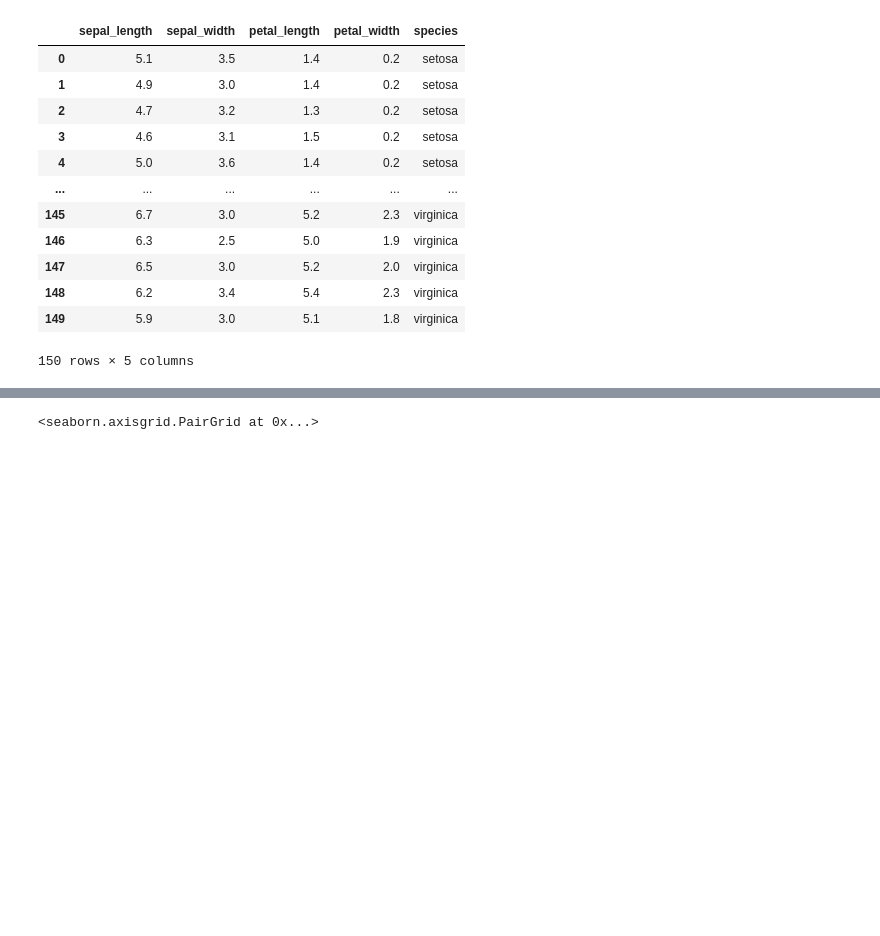
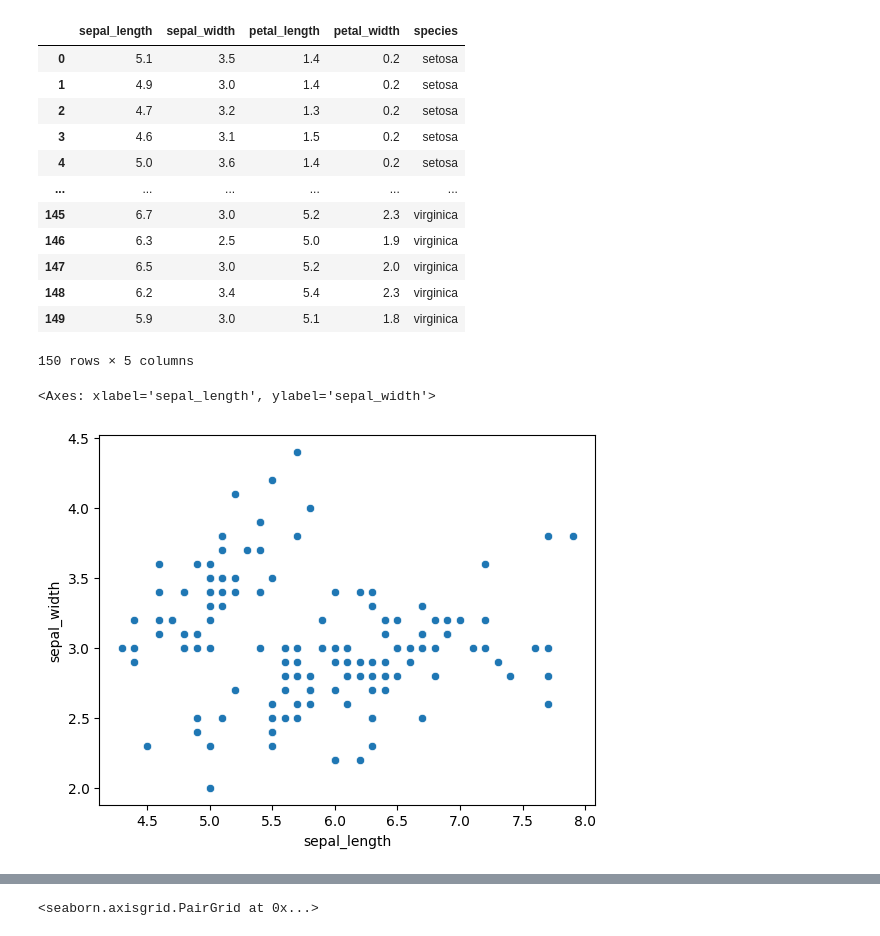
Before and after one commit to gracenaomi1122/my-first-repo, a Jupyter notebook: Batch2_EDA_Part1.ipynb, the cells around one changed output, grey strips where cells are left out. Saved outputs shown, nothing was run; the diff lists cells and outputs as text; code cells hidden in the pictures; blank space fills up the shorter version.

```diff
--- a/Batch2_EDA_Part1.ipynb
+++ b/Batch2_EDA_Part1.ipynb
@@ -371,6 +373,13 @@ iris
 | 148 | 6.2 | 3.4 | 5.4 | 2.3 | virginica |
 | 149 | 5.9 | 3.0 | 5.1 | 1.8 | virginica |
 150 rows × 5 columns
+# %%
+sns.scatterplot(data = iris,
+                x = "sepal_length",
+                y = "sepal_width")
+# %% [output]
+<Axes: xlabel='sepal_length', ylabel='sepal_width'>
+[figure, added]
 # %%
 import seaborn as sns
 
```
Also changed, not shown: parts of 15 cells of this notebook.
